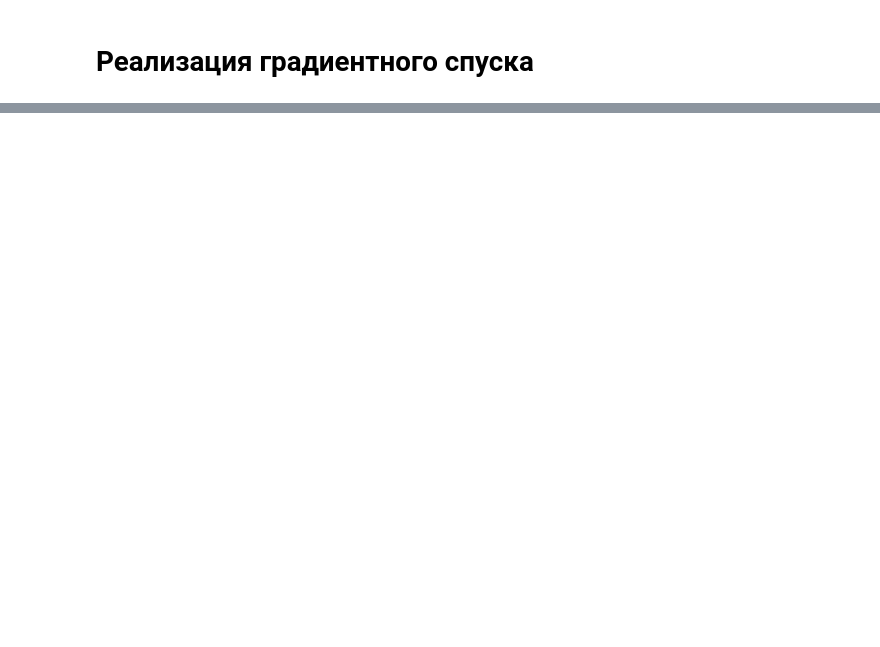
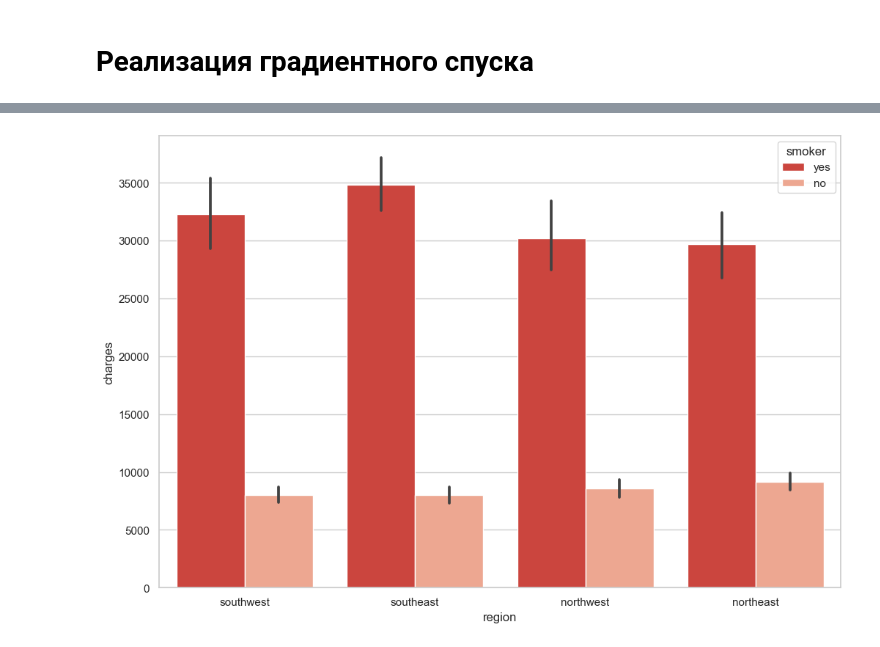
Before and after one commit to bozhnyukAlex/MachineLearning, a Jupyter notebook: tasks/LinearRegression.ipynb, the cells around one changed output, grey strips where cells are left out. Drawn from its saved outputs; the diff is of its cells as text; code cells hidden in the pictures; blank space fills up the shorter version.

```diff
--- a/tasks/LinearRegression.ipynb
+++ b/tasks/LinearRegression.ipynb
@@ -84,0 +151,5 @@ def gradient_descent(X, y, w0, epsilon=1E-8, alpha=1, lmda=0.001, dw=1E-8):
+# %%
+f, ax = plt.subplots(1,1, figsize=(12,8))
+ax = sns.barplot(x = 'region', y = 'charges', hue='smoker', data=df, palette='Reds_r')
+# %% [output]
+[figure, added]
```
Also changed, not shown: parts of 23 cells of this notebook.
